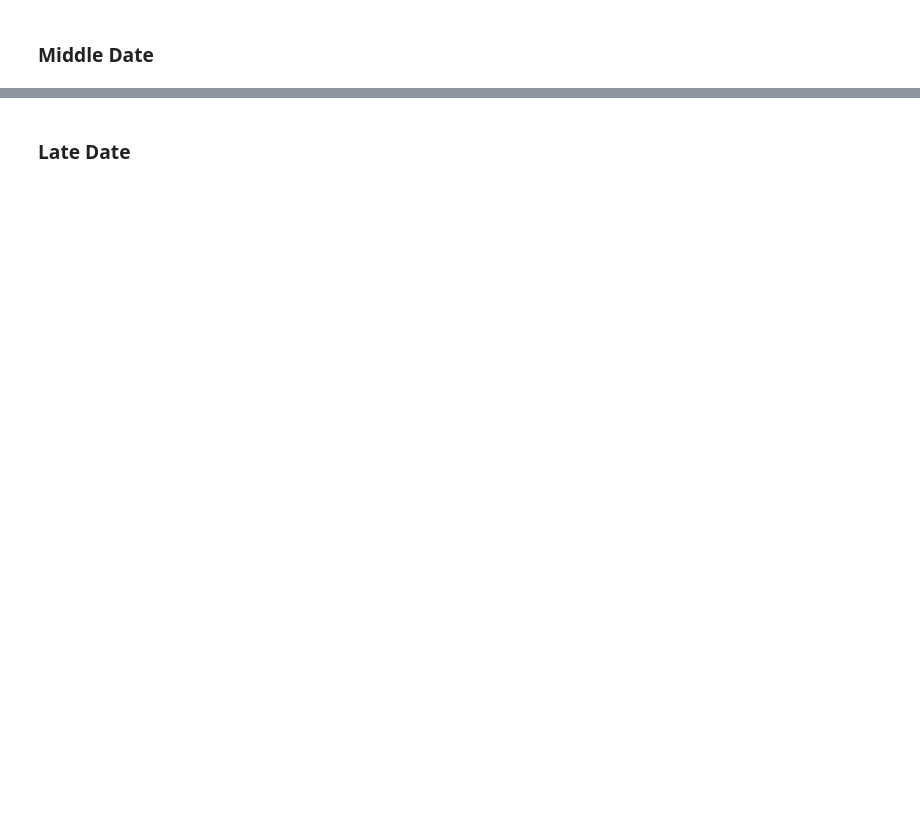
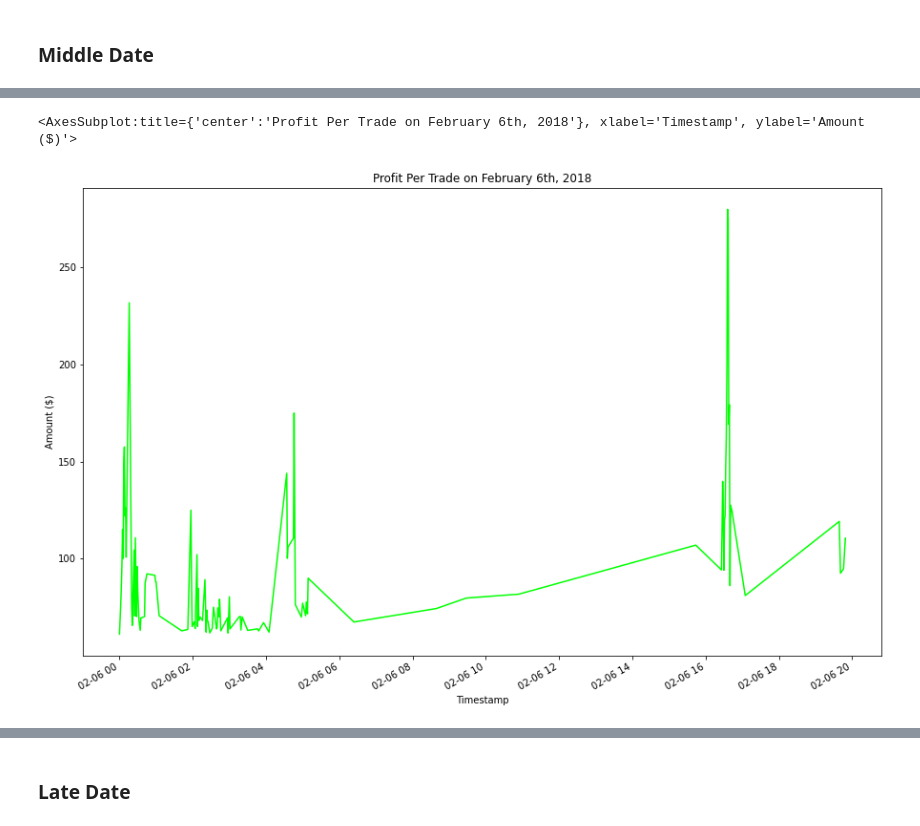
Before and after one commit to elliotlozano/BTC_arbitrage_analysis, a Jupyter notebook: crypto_arbitrage.ipynb, the cells around one changed output, grey strips where cells are left out. Cells and saved outputs as stored; diff of their text form; code cells hidden in the pictures; blank space fills up the shorter version.

```diff
--- a/crypto_arbitrage.ipynb
+++ b/crypto_arbitrage.ipynb
@@ -949,3 +993,11 @@ profit_per_trade_early.describe()
 # %%
 # Plot the results for the middle profit per trade DataFrame
-# YOUR CODE HERE
+profit_per_trade_middle.plot(
+    figsize = (15,10),
+    title = "Profit Per Trade on February 6th, 2018",
+    color = "lime",
+    ylabel = "Amount ($)"
+)
+# %% [output]
+<AxesSubplot:title={'center':'Profit Per Trade on February 6th, 2018'}, xlabel='Timestamp', ylabel='Amount ($)'>
+[figure, added]
```
Also changed, not shown: parts of 25 cells of this notebook.
